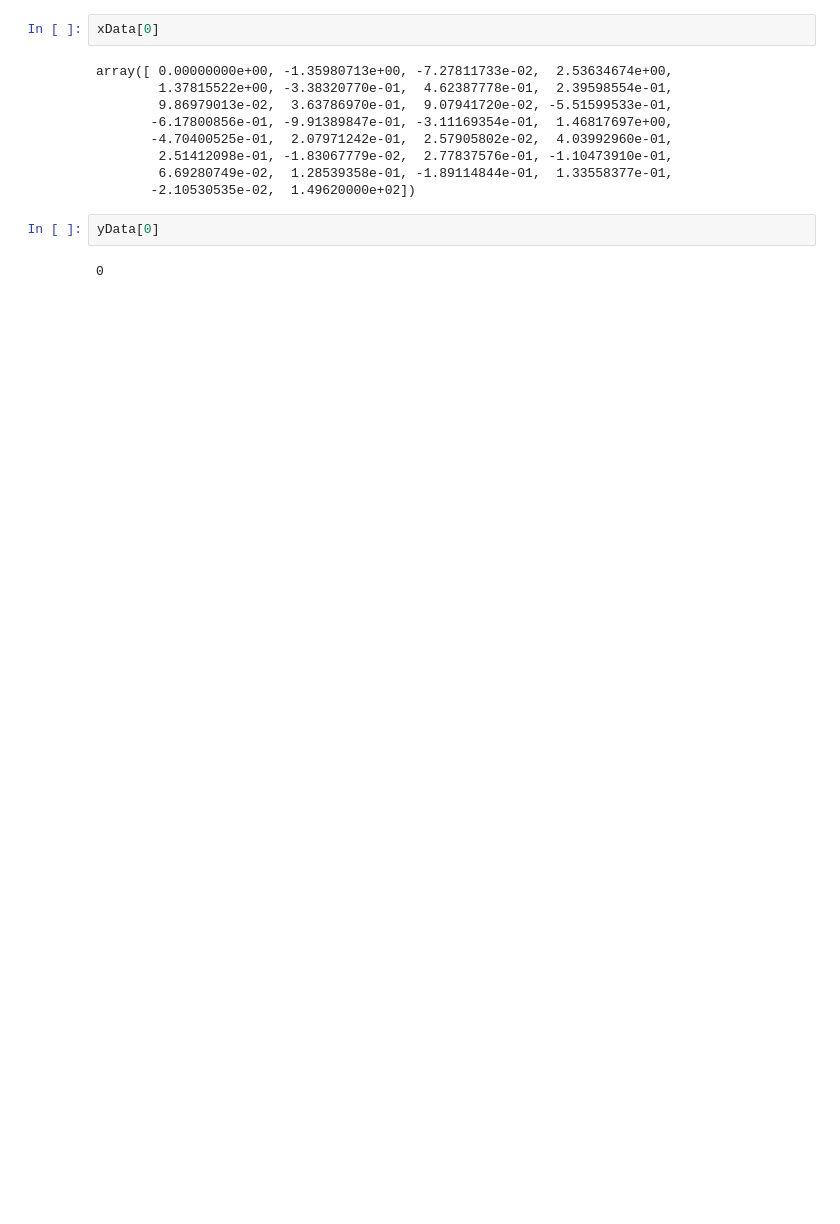
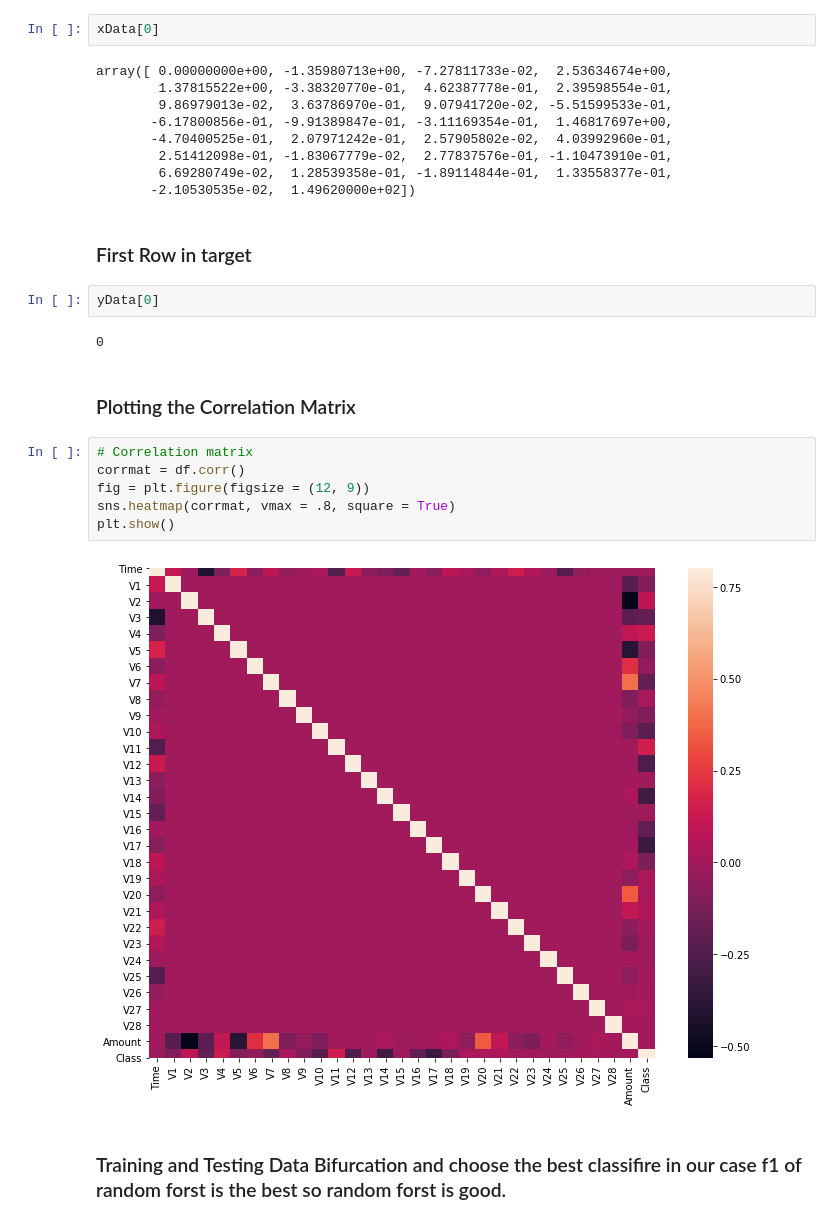
Before and after one commit to mahmoud-abdelsattar/CeditCardFraud, a Jupyter notebook: Credit Card Fraud Detection.ipynb, the cells around one changed output. Saved outputs shown, nothing was run; the diff lists cells and outputs as text; blank space fills up the shorter version.

```diff
--- a/Credit Card Fraud Detection.ipynb
+++ b/Credit Card Fraud Detection.ipynb
@@ -94,8 +168,22 @@ array([ 0.00000000e+00, -1.35980713e+00, -7.27811733e-02,  2.53634674e+00,
         2.51412098e-01, -1.83067779e-02,  2.77837576e-01, -1.10473910e-01,
         6.69280749e-02,  1.28539358e-01, -1.89114844e-01,  1.33558377e-01,
        -2.10530535e-02,  1.49620000e+02])
+# %% [markdown]
+### First Row in target
 # %%
 yData[0]
 # %% [output]
 0
+# %% [markdown]
+### Plotting the Correlation Matrix
+# %%
+# Correlation matrix
+corrmat = df.corr()
+fig = plt.figure(figsize = (12, 9))
+sns.heatmap(corrmat, vmax = .8, square = True)
+plt.show()
+# %% [output]
+[figure, added]
+# %% [markdown]
+### Training and Testing Data Bifurcation and choose the best classifire in our case f1 of random forst is the best so random forst is good.
 # %%
```
Also changed, not shown: parts of 28 cells of this notebook.
